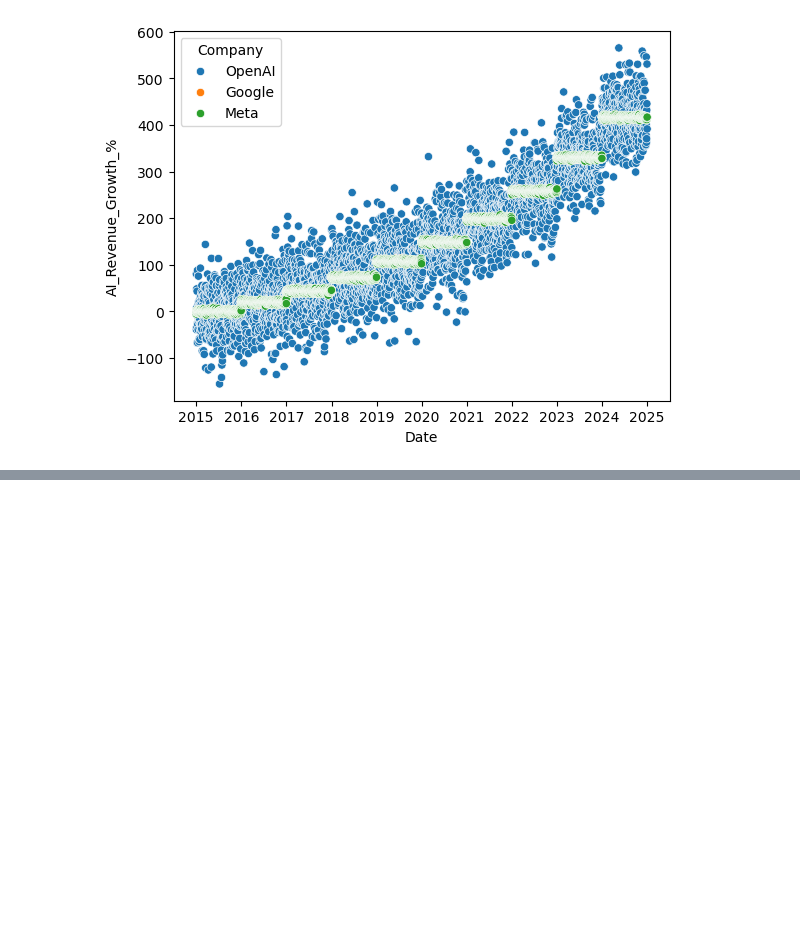
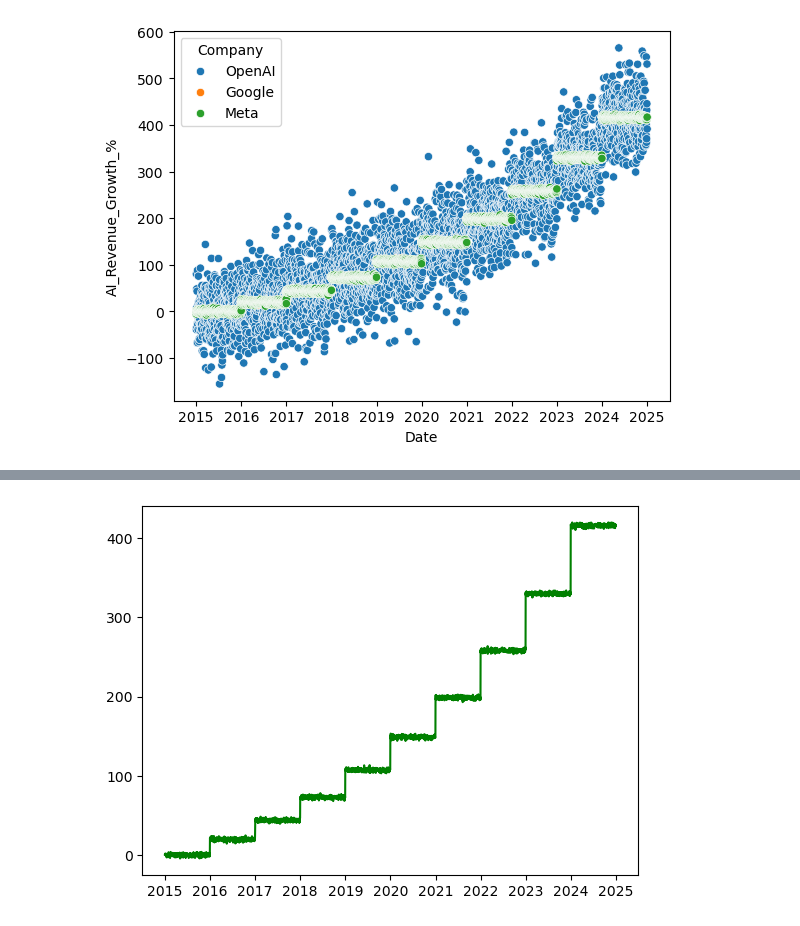
Before and after one commit to abdullahkhan-10/Python-Complete-Course, a Jupyter notebook: Python Projects/Intermediate Projects/3_financial_data.ipynb, the cells around one changed output, grey strips where cells are left out. Saved outputs shown, nothing was run; the diff lists cells and outputs as text; code cells hidden in the pictures; blank space fills up the shorter version.

```diff
--- a/Python Projects/Intermediate Projects/3_financial_data.ipynb
+++ b/Python Projects/Intermediate Projects/3_financial_data.ipynb
@@ -402,0 +413,8 @@ plt.show()
+# %%
+### Google AI Revenue Growth.
+
+plt.plot(google_data["Date"], google_data["AI_Revenue_Growth_%"], color="green")
+
+plt.show()
+# %% [output]
+[figure, added]
```
Also changed, not shown: parts of 3 cells of this notebook.
